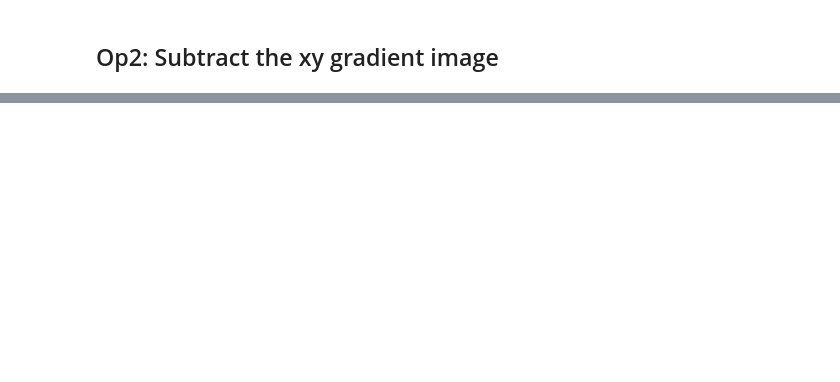
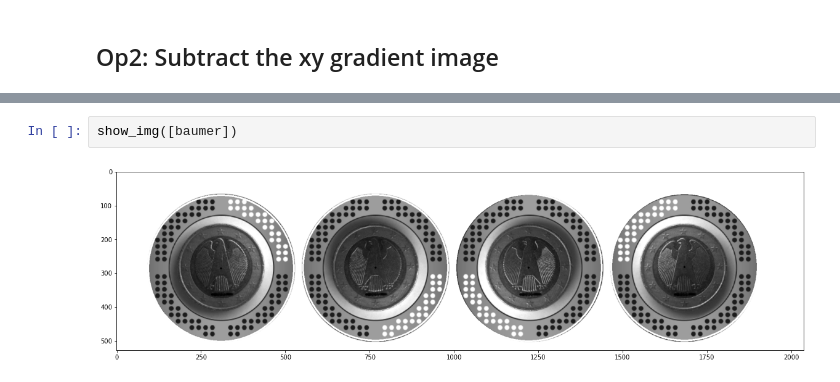
Before and after one commit to Zchappie/CV_Garage, a Jupyter notebook: machine_vision/SfS.ipynb, the cells around one changed output, grey strips where cells are left out. Drawn from its saved outputs; the diff is of its cells as text; blank space fills up the shorter version.

```diff
--- a/machine_vision/SfS.ipynb
+++ b/machine_vision/SfS.ipynb
@@ -103,0 +113,4 @@ show_img([sobelx+sobely, sobelx_org-sobelxa+sobely_org-sobelya])
+# %%
+show_img([baumer])
+# %% [output]
+[figure, added]
```
Also changed, not shown: parts of 21 cells of this notebook, 1 other file.
